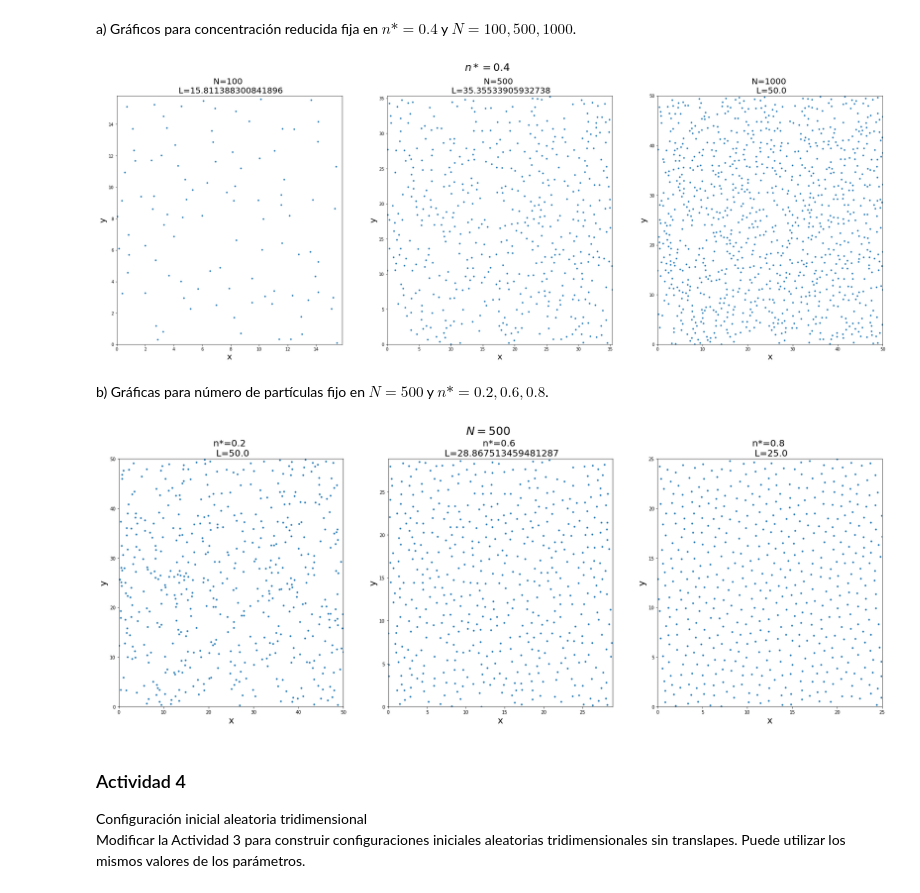
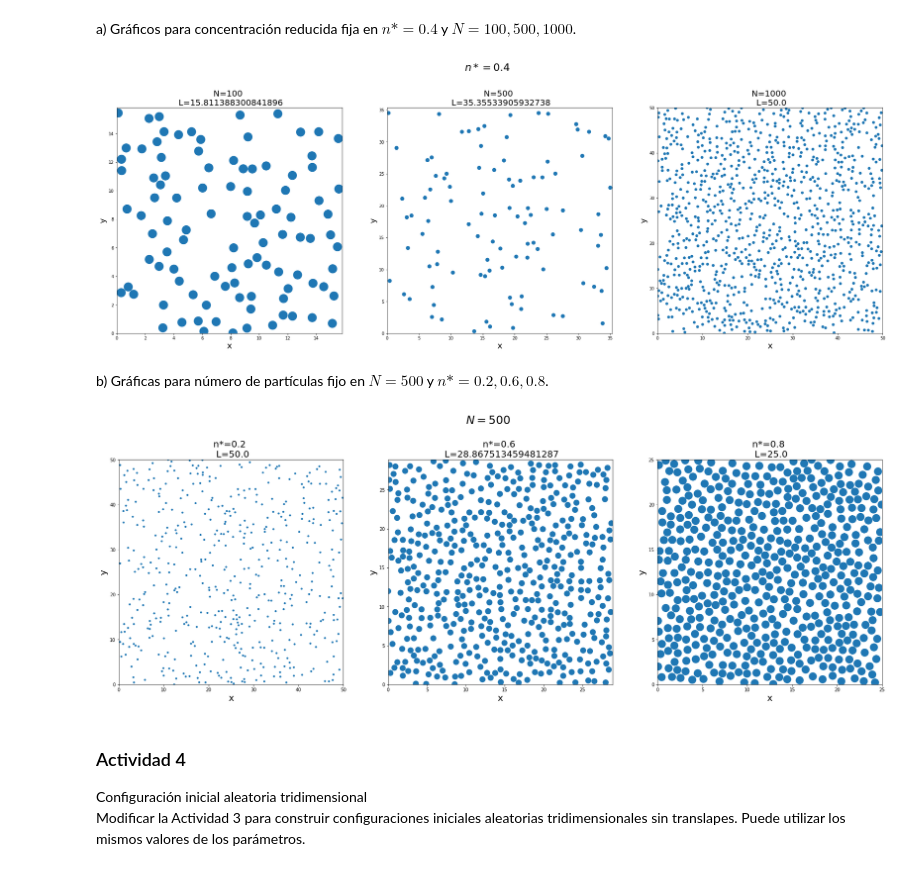
Before and after one commit to FidelNavarro/Desarrollo-Experimental-2, a Jupyter notebook: Tarea 2/Tarea2_FidelN.ipynb, the cells around one changed output. Cells and saved outputs as stored; diff of their text form; code cells hidden in the pictures.

```diff
--- a/Tarea 2/Tarea2_FidelN.ipynb
+++ b/Tarea 2/Tarea2_FidelN.ipynb
@@ -417,6 +417,14 @@ n100 = pd.DataFrame( caja(3,0.4,100,2) , columns={"x", "y"})
 n500 = pd.DataFrame( caja(3,0.4,500,2) , columns={"x", "y"})
 #con N=1000
 n1000 = pd.DataFrame( caja(3,0.4,1000,2) , columns={"x", "y"})
+# %%
+#Definimos una función que nos genere circulos
+def circl(v,n,N,dim,i):
+    if dim==2:
+        circle = plt.Circle( (v["x"][i], v["y"][i] ), rad(A_f(n,2),2)) #fill=Flase
+    elif dim==3:
+        circle = plt.Circle( (v["x"][i], v["y"][i] ), rad(A_f(n,3),3))
+    return circle
 # %%
 #Se graficaran las funciones obtenidas
 fig, (ax1, ax2, ax3) = plt.subplots(1, 3)
@@ -425,21 +433,31 @@ fig.set_size_inches(33, 11)
 
 fig.suptitle("$n*=0.4$", size=25)
 
-ax1.plot(n100["x"], n100["y"], ".")
+
+ax1.set_aspect( 1 )
+for i in range(100):
+    ax1.add_artist( circl(n100,0.4,100,2,i) )
+
 ax1.set_title("N=100 \n L="+str(L_bi(0.4,100,2)), size=20)
 ax1.set_ylabel("y", size=20)
 ax1.set_xlabel("x", size=20)
 ax1.set_xlim(0,L_bi(0.4,100,2))
 ax1.set_ylim(0,L_bi(0.4,100,2))
 
-ax2.plot(n500["x"], n500["y"], ".")
+ax2.set_aspect( 1 )
+for i in range(100):
+    ax2.add_artist( circl(n500,0.4,500,2,i) )
+
 ax2.set_title("N=500 \n L="+str(L_bi(0.4,500,2)), size=20)
 ax2.set_ylabel("y", size=20)
 ax2.set_xlabel("x", size=20)
 ax2.set_xlim(0,L_bi(0.4,500,2))
 ax2.set_ylim(0,L_bi(0.4,500,2))
 
-ax3.plot(n1000["x"], n1000["y"], ".")
+ax3.set_aspect( 1 )
+for i in range(1000):
+    ax3.add_artist( circl(n1000,0.4,1000,2,i) )
+
 ax3.set_title("N=1000 \n L="+str(L_bi(0.4,1000,2)), size=20)
 ax3.set_ylabel("y", size=20)
 ax3.set_xlabel("x", size=20)
@@ -450,7 +468,7 @@ ax3.set_ylim(0,L_bi(0.4,1000,2))
 
 plt.show()
 # %% [output]
-[figure, old version]
+[figure, new version]
 # %% [markdown]
 b) Gráficas para número de partículas fijo en $N=500$ y $n*= 0.2,0.6,0.8$.
 # %%
@@ -464,37 +482,46 @@ n08 = pd.DataFrame( caja(3,0.8,500,2) , columns={"x", "y"})
 # %%
 #Se graficaran las funciones obtenidas
 fig, (ax1, ax2, ax3) = plt.subplots(1, 3)
 
 fig.set_size_inches(30, 10)
 
 fig.suptitle("$N=500$", size=25)
 
-ax1.plot(n02["x"], n02["y"], ".")
+ax1.set_aspect( 1 )
+for i in range(500):
+    ax1.add_artist( circl(n02,0.2,500,2,i) )
+
 ax1.set_title("n*=0.2 \n L="+str(L_bi(0.2,500,2)), size=20)
 ax1.set_ylabel("y", size=20)
 ax1.set_xlabel("x", size=20)
 ax1.set_xlim(0,L_bi(0.2,500,2))
 ax1.set_ylim(0,L_bi(0.2,500,2))
 
-ax2.plot(n06["x"], n06["y"], ".")
+ax2.set_aspect( 1 )
+for i in range(500):
+    ax2.add_artist( circl(n06,0.6,500,2,i) )
+
 ax2.set_title("n*=0.6 \n L="+str(L_bi(0.6,500,2)), size=20)
 ax2.set_ylabel("y", size=20)
 ax2.set_xlabel("x", size=20)
 ax2.set_xlim(0,L_bi(0.6,500,2))
 ax2.set_ylim(0,L_bi(0.6,500,2))
 
-ax3.plot(n08["x"], n08["y"], ".")
+ax3.set_aspect( 1 )
+for i in range(500):
+    ax3.add_artist( circl(n08,0.8,500,2,i) )
+
 ax3.set_title("n*=0.8 \n L="+str(L_bi(0.8,500,2)), size=20)
 ax3.set_ylabel("y", size=20)
 ax3.set_xlabel("x", size=20)
 ax3.set_xlim(0,L_bi(0.8,500,2))
 ax3.set_ylim(0,L_bi(0.8,500,2))
 
 
 
 plt.show()
 # %% [output]
-[figure, old version]
+[figure, new version]
 # %% [markdown]
 <h3>Actividad 4</h3>
 Configuración inicial aleatoria tridimensional
```
Also changed, not shown: parts of 2 cells of this notebook.
